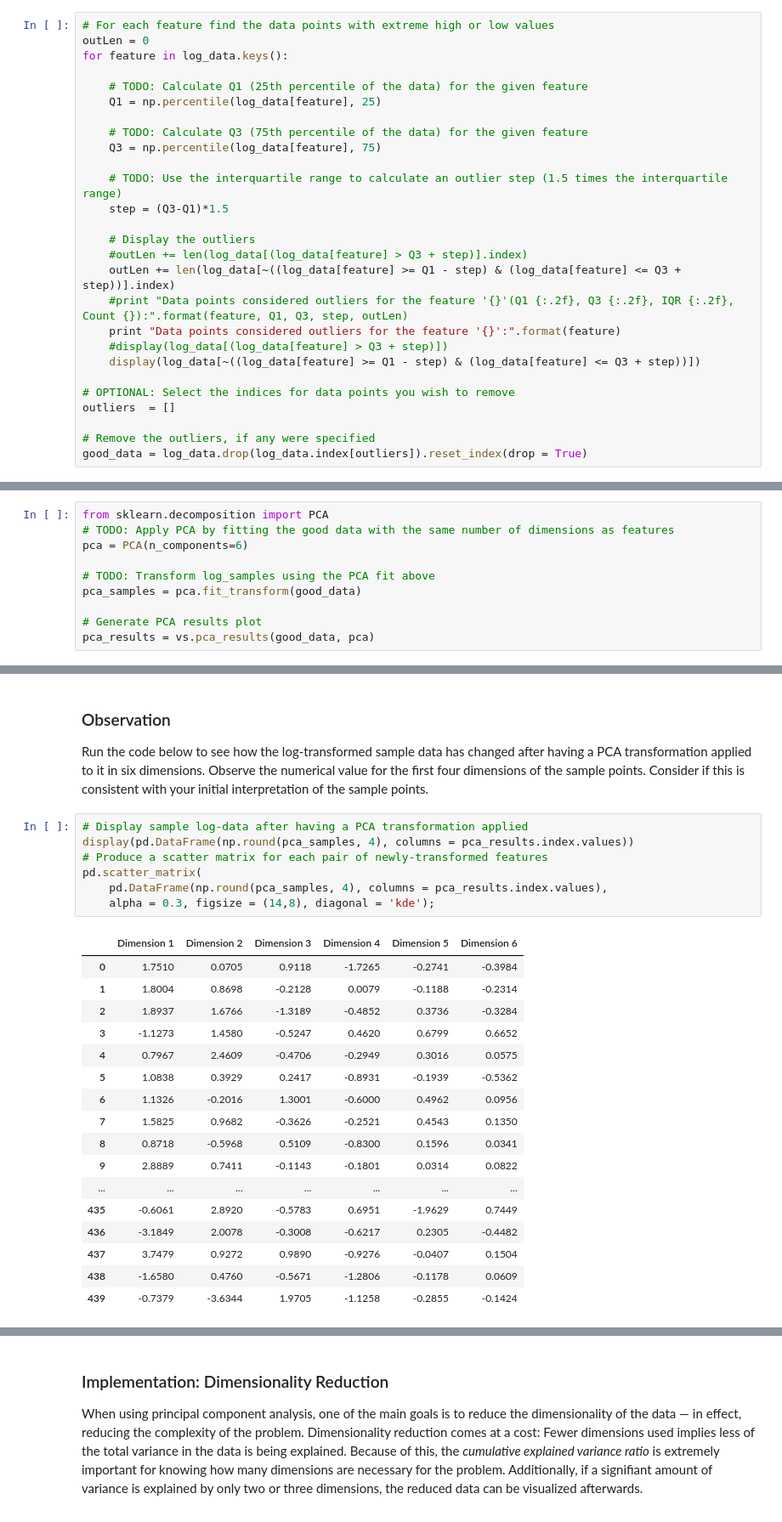
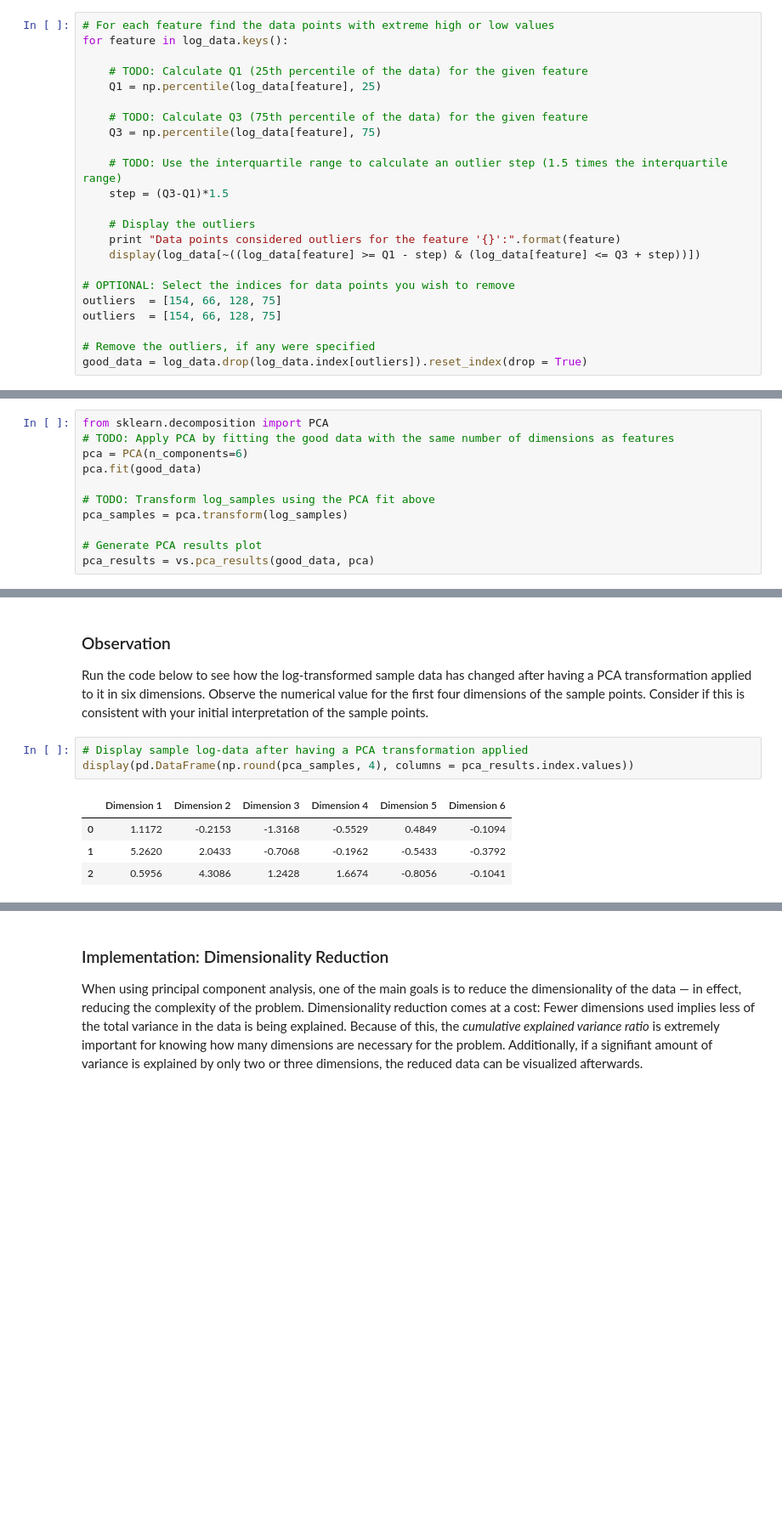
Before and after one commit to Rob-M-F/Customer_Segments, a Jupyter notebook: customer_segments.ipynb, the cells around one changed output, grey strips where cells are left out. Shown at 85% size. Saved outputs shown, nothing was run; the diff lists cells and outputs as text; blank space fills up the shorter version.

```diff
--- a/customer_segments.ipynb
+++ b/customer_segments.ipynb
@@ -192,7 +192,6 @@ In the code block below, you will need to implement the following:
 Once you have performed this implementation, the dataset will be stored in the variable `good_data`.
 # %%
 # For each feature find the data points with extreme high or low values
-outLen = 0
 for feature in log_data.keys():
 
     # TODO: Calculate Q1 (25th percentile of the data) for the given feature
@@ -205,15 +204,12 @@ for feature in log_data.keys():
     step = (Q3-Q1)*1.5
 
     # Display the outliers
-    #outLen += len(log_data[(log_data[feature] > Q3 + step)].index)
-    outLen += len(log_data[~((log_data[feature] >= Q1 - step) & (log_data[feature] <= Q3 + step))].index)
-    #print "Data points considered outliers for the feature '{}'(Q1 {:.2f}, Q3 {:.2f}, IQR {:.2f}, Count {}):".format(feature, Q1, Q3, step, outLen)
     print "Data points considered outliers for the feature '{}':".format(feature)
-    #display(log_data[(log_data[feature] > Q3 + step)])
     display(log_data[~((log_data[feature] >= Q1 - step) & (log_data[feature] <= Q3 + step))])
 
 # OPTIONAL: Select the indices for data points you wish to remove
-outliers  = []
+outliers  = [154, 66, 128, 75]
+outliers  = [154, 66, 128, 75]
 
 # Remove the outliers, if any were specified
 good_data = log_data.drop(log_data.index[outliers]).reset_index(drop = True)
@@ -300,9 +302,10 @@ In the code block below, you will need to implement the following:
 from sklearn.decomposition import PCA
 # TODO: Apply PCA by fitting the good data with the same number of dimensions as features
 pca = PCA(n_components=6)
+pca.fit(good_data)
 
 # TODO: Transform log_samples using the PCA fit above
-pca_samples = pca.fit_transform(good_data)
+pca_samples = pca.transform(log_samples)
 
 # Generate PCA results plot
 pca_results = vs.pca_results(good_data, pca)
@@ -329,25 +336,8 @@ Run the code below to see how the log-transformed sample data has changed after
 # %%
 # Display sample log-data after having a PCA transformation applied
 display(pd.DataFrame(np.round(pca_samples, 4), columns = pca_results.index.values))
-# Produce a scatter matrix for each pair of newly-transformed features
-pd.scatter_matrix(
-    pd.DataFrame(np.round(pca_samples, 4), columns = pca_results.index.values),
-    alpha = 0.3, figsize = (14,8), diagonal = 'kde');
 # %% [output]
 |  | Dimension 1 | Dimension 2 | Dimension 3 | Dimension 4 | Dimension 5 | Dimension 6 |
-| 0 | 1.7510 | 0.0705 | 0.9118 | -1.7265 | -0.2741 | -0.3984 |
-| 1 | 1.8004 | 0.8698 | -0.2128 | 0.0079 | -0.1188 | -0.2314 |
-| 2 | 1.8937 | 1.6766 | -1.3189 | -0.4852 | 0.3736 | -0.3284 |
-| 3 | -1.1273 | 1.4580 | -0.5247 | 0.4620 | 0.6799 | 0.6652 |
-| 4 | 0.7967 | 2.4609 | -0.4706 | -0.2949 | 0.3016 | 0.0575 |
-| 5 | 1.0838 | 0.3929 | 0.2417 | -0.8931 | -0.1939 | -0.5362 |
-| 6 | 1.1326 | -0.2016 | 1.3001 | -0.6000 | 0.4962 | 0.0956 |
-| 7 | 1.5825 | 0.9682 | -0.3626 | -0.2521 | 0.4543 | 0.1350 |
-| 8 | 0.8718 | -0.5968 | 0.5109 | -0.8300 | 0.1596 | 0.0341 |
-| 9 | 2.8889 | 0.7411 | -0.1143 | -0.1801 | 0.0314 | 0.0822 |
-| ... | ... | ... | ... | ... | ... | ... |
-| 435 | -0.6061 | 2.8920 | -0.5783 | 0.6951 | -1.9629 | 0.7449 |
-| 436 | -3.1849 | 2.0078 | -0.3008 | -0.6217 | 0.2305 | -0.4482 |
-| 437 | 3.7479 | 0.9272 | 0.9890 | -0.9276 | -0.0407 | 0.1504 |
-| 438 | -1.6580 | 0.4760 | -0.5671 | -1.2806 | -0.1178 | 0.0609 |
-| 439 | -0.7379 | -3.6344 | 1.9705 | -1.1258 | -0.2855 | -0.1424 |
+| 0 | 1.1172 | -0.2153 | -1.3168 | -0.5529 | 0.4849 | -0.1094 |
+| 1 | 5.2620 | 2.0433 | -0.7068 | -0.1962 | -0.5433 | -0.3792 |
+| 2 | 0.5956 | 4.3086 | 1.2428 | 1.6674 | -0.8056 | -0.1041 |
```
Also changed, not shown: parts of 24 cells of this notebook, 1 other file.
